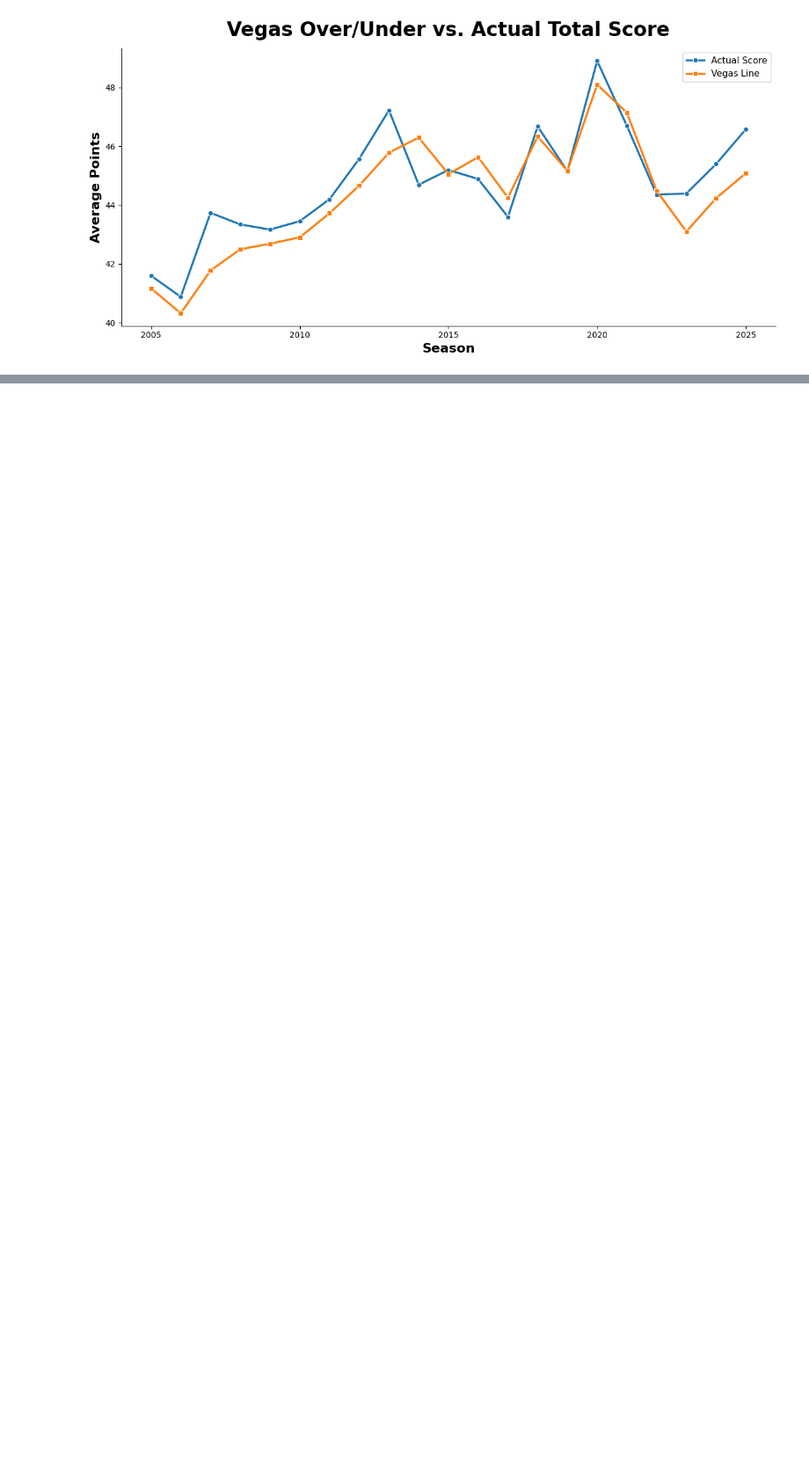
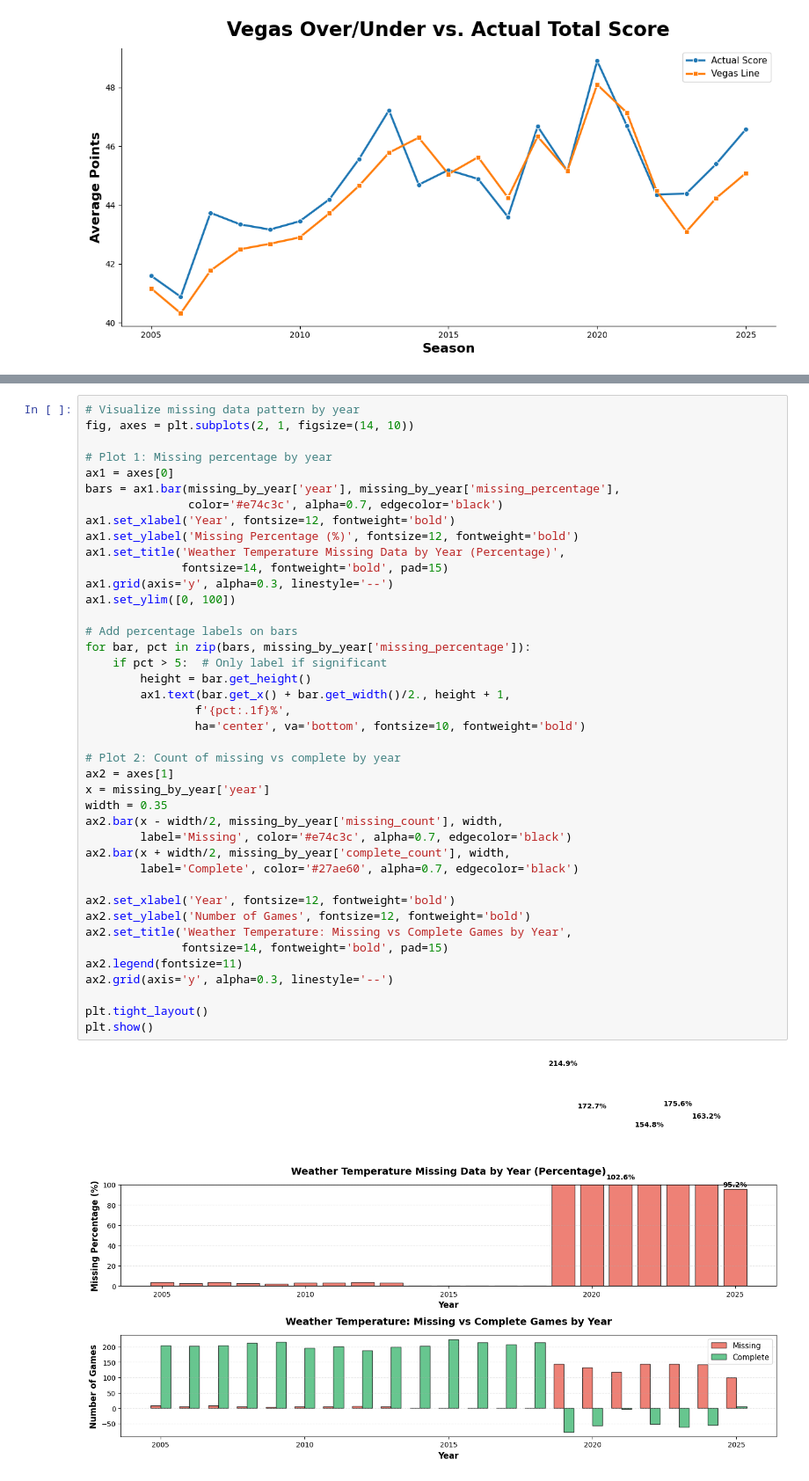
Before and after one commit to dydi22/DS4021-Final-Project, a Jupyter notebook: EDA/EDA.ipynb, the cells around one changed output, grey strips where cells are left out. Shown at 88% size. Saved outputs shown, nothing was run; the diff lists cells and outputs as text; blank space fills up the shorter version.

Commit message:
Merge model preprocessing code into EDA notebook and add weather missing data analysis

```diff
--- a/EDA/EDA.ipynb
+++ b/EDA/EDA.ipynb
@@ -620,0 +664,43 @@ plt.show()
+# %%
+# Visualize missing data pattern by year
+fig, axes = plt.subplots(2, 1, figsize=(14, 10))
+
+# Plot 1: Missing percentage by year
+ax1 = axes[0]
+bars = ax1.bar(missing_by_year['year'], missing_by_year['missing_percentage'],
+               color='#e74c3c', alpha=0.7, edgecolor='black')
+ax1.set_xlabel('Year', fontsize=12, fontweight='bold')
+ax1.set_ylabel('Missing Percentage (%)', fontsize=12, fontweight='bold')
+ax1.set_title('Weather Temperature Missing Data by Year (Percentage)',
+              fontsize=14, fontweight='bold', pad=15)
+ax1.grid(axis='y', alpha=0.3, linestyle='--')
+ax1.set_ylim([0, 100])
+
+# Add percentage labels on bars
+for bar, pct in zip(bars, missing_by_year['missing_percentage']):
+    if pct > 5:  # Only label if significant
+        height = bar.get_height()
+        ax1.text(bar.get_x() + bar.get_width()/2., height + 1,
+                f'{pct:.1f}%',
+                ha='center', va='bottom', fontsize=10, fontweight='bold')
+
+# Plot 2: Count of missing vs complete by year
+ax2 = axes[1]
+x = missing_by_year['year']
+width = 0.35
+ax2.bar(x - width/2, missing_by_year['missing_count'], width,
+        label='Missing', color='#e74c3c', alpha=0.7, edgecolor='black')
+ax2.bar(x + width/2, missing_by_year['complete_count'], width,
+        label='Complete', color='#27ae60', alpha=0.7, edgecolor='black')
+
+ax2.set_xlabel('Year', fontsize=12, fontweight='bold')
+ax2.set_ylabel('Number of Games', fontsize=12, fontweight='bold')
+ax2.set_title('Weather Temperature: Missing vs Complete Games by Year',
+              fontsize=14, fontweight='bold', pad=15)
+ax2.legend(fontsize=11)
+ax2.grid(axis='y', alpha=0.3, linestyle='--')
+
+plt.tight_layout()
+plt.show()
+# %% [output]
+[figure, added]
```
Also changed, not shown: parts of 11 cells of this notebook.
